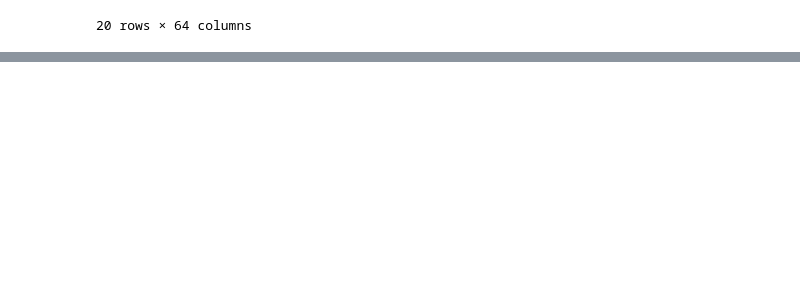
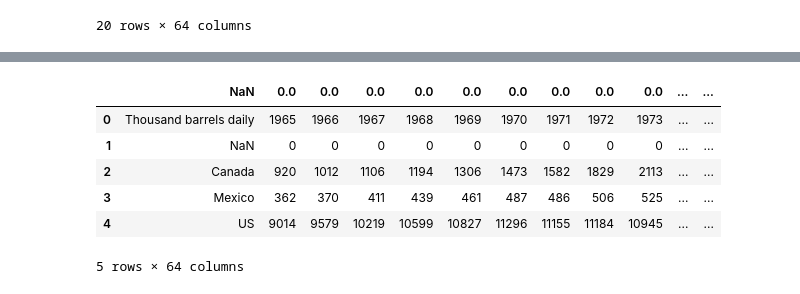
Before and after one commit to EMuritu/Geopolitical_Risk_Index, a Jupyter notebook: Geopolitical_Risk_Index.ipynb, the cells around one changed output, grey strips where cells are left out. Drawn from its saved outputs; the diff is of its cells as text; code cells hidden in the pictures; blank space fills up the shorter version.

```diff
--- a/Geopolitical_Risk_Index.ipynb
+++ b/Geopolitical_Risk_Index.ipynb
@@ -290,0 +314,12 @@ oil_producing_countries.head(20)
+# %%
+for col in oil_producing_countries.columns[1:]:  # Skip 'Country' column
+    # Step 1: Convert to string, remove commas/letters
+    oil_producing_countries[col] = oil_producing_countries[col].astype(str).str.replace('[^0-9.]', '', regex=True)
+
+    # Step 2: Convert to float (handles 'nan' properly)
+    oil_producing_countries[col] = pd.to_numeric(oil_producing_countries[col], errors='coerce')
+
+    # Step 3: Fill NA and convert to int
+    oil_producing_countries[col] = oil_producing_countries[col].fillna(0).astype(int)
+
+oil_producing_countries.head()
@@ -290,0 +334,3 @@ oil_producing_countries.head(20)
+# %%
+oil_producing_countries = oil_producing_countries[oil_producing_countries[col].astype(str).str.isnumeric()]  # Keep only rows with valid numbers
+oil_producing_countries.head()
@@ -290,0 +345,15 @@ oil_producing_countries.head(20)
+# %%
+#Promote  first row to column names
+oil_producing_countries = oil_producing_countries.rename(columns=oil_producing_countries.iloc[0]).drop(0)
+
+# Reset index
+oil_producing_countries= oil_producing_countries.reset_index(drop=True)
+oil_producing_countries.head()
+# %% [output]
+|  | NaN | 0.0 | 0.0 | 0.0 | 0.0 | 0.0 | 0.0 | 0.0 | 0.0 | 0.0 | ... | ... |
+| 0 | Thousand barrels daily | 1965 | 1966 | 1967 | 1968 | 1969 | 1970 | 1971 | 1972 | 1973 | ... | ... |
+| 1 | NaN | 0 | 0 | 0 | 0 | 0 | 0 | 0 | 0 | 0 | ... | ... |
+| 2 | Canada | 920 | 1012 | 1106 | 1194 | 1306 | 1473 | 1582 | 1829 | 2113 | ... | ... |
+| 3 | Mexico | 362 | 370 | 411 | 439 | 461 | 487 | 486 | 506 | 525 | ... | ... |
+| 4 | US | 9014 | 9579 | 10219 | 10599 | 10827 | 11296 | 11155 | 11184 | 10945 | ... | ... |
+5 rows × 64 columns
```
Also changed, not shown: parts of 3 cells of this notebook.
